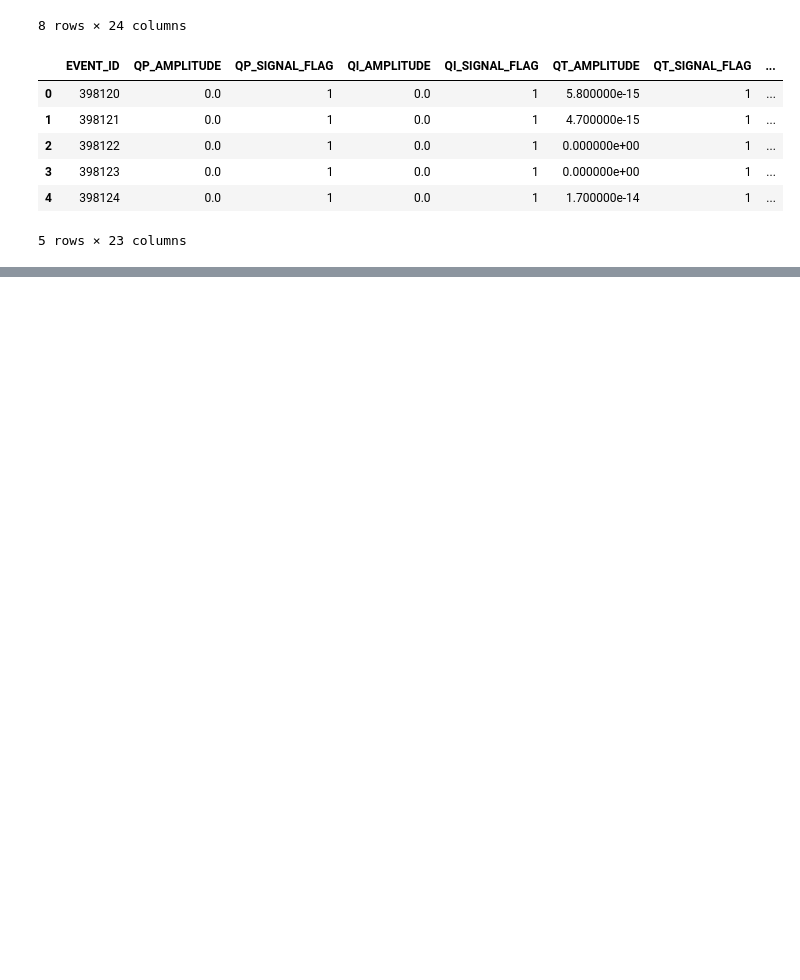
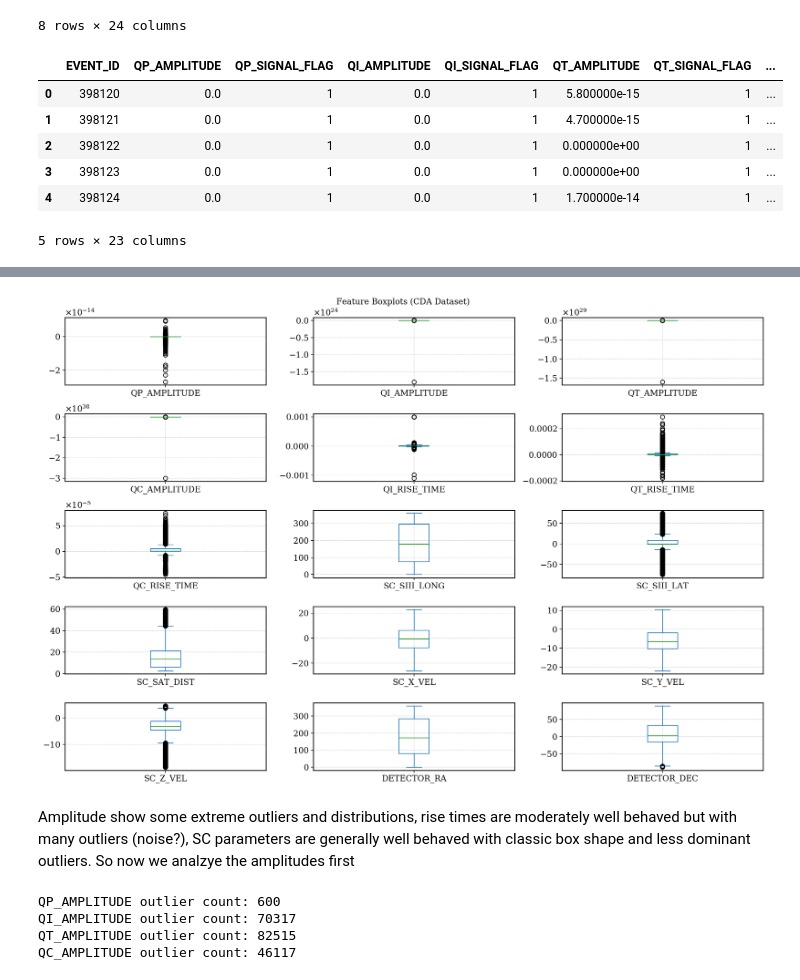
Before and after one commit to CaptainNikon/Enceladus-Plume-Detector-ML, a Jupyter notebook: 01_DataExploration.ipynb, the cells around one changed output, grey strips where cells are left out. Cells and saved outputs as stored; diff of their text form; code cells hidden in the pictures; blank space fills up the shorter version.

```diff
--- a/01_DataExploration.ipynb
+++ b/01_DataExploration.ipynb
@@ -149,0 +149,29 @@ plt.show()
+# %%
+df[cols_of_interest].plot(kind='box', subplots=True, layout=(6, 3), figsize=(15, 12), sharex=False, sharey=False)
+plt.suptitle("Feature Boxplots (CDA Dataset)")
+plt.tight_layout()
+plt.show()
+# %% [output]
+[figure, added]
+# %% [markdown]
+Amplitude show some extreme outliers and distributions, rise times are moderately well behaved but with many outliers (noise?), SC parameters are generally well behaved with classic box shape and less dominant outliers. So now we analzye the amplitudes first
+# %%
+# Are the outliers all the same value?
+amplitude_cols = ["QP_AMPLITUDE", "QI_AMPLITUDE", "QT_AMPLITUDE", "QC_AMPLITUDE"]
+outlier_counts = {}
+
+for col in amplitude_cols:
+    series = df[col].dropna()
+    Q1 = series.quantile(0.25)
+    Q3 = series.quantile(0.75)
+    IQR = Q3 - Q1
+    lower_bound = Q1 - 1.5 * IQR
+    upper_bound = Q3 + 1.5 * IQR
+
+    outliers = df[(df[col] < lower_bound) | (df[col] > upper_bound)][col]
+    print(f"{col} outlier count: {outliers.count()} ")
+# %% [output]
+QP_AMPLITUDE outlier count: 600
+QI_AMPLITUDE outlier count: 70317
+QT_AMPLITUDE outlier count: 82515
+QC_AMPLITUDE outlier count: 46117
```
Also changed, not shown: parts of 9 cells of this notebook, 3 other files.
